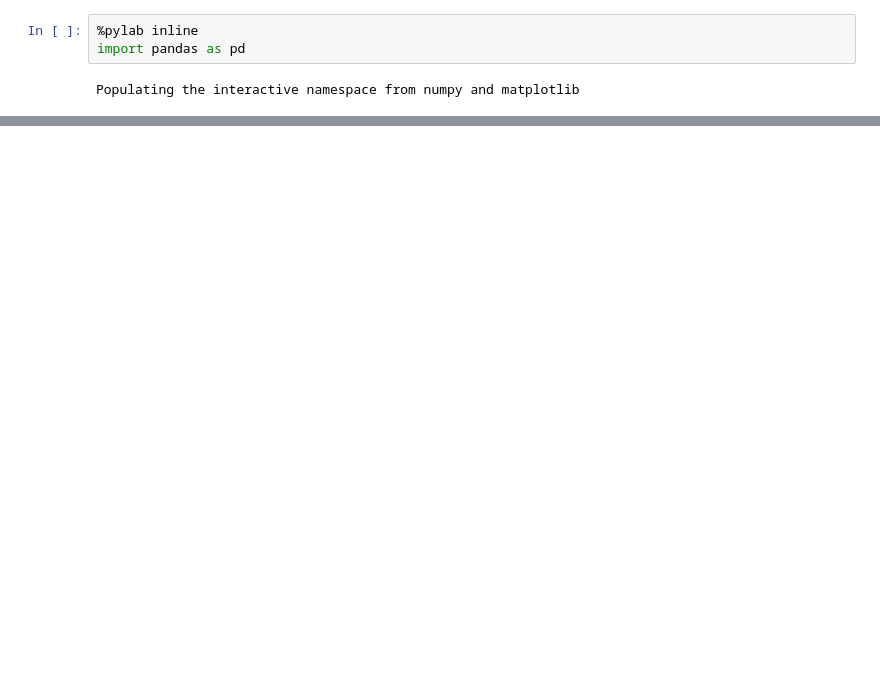
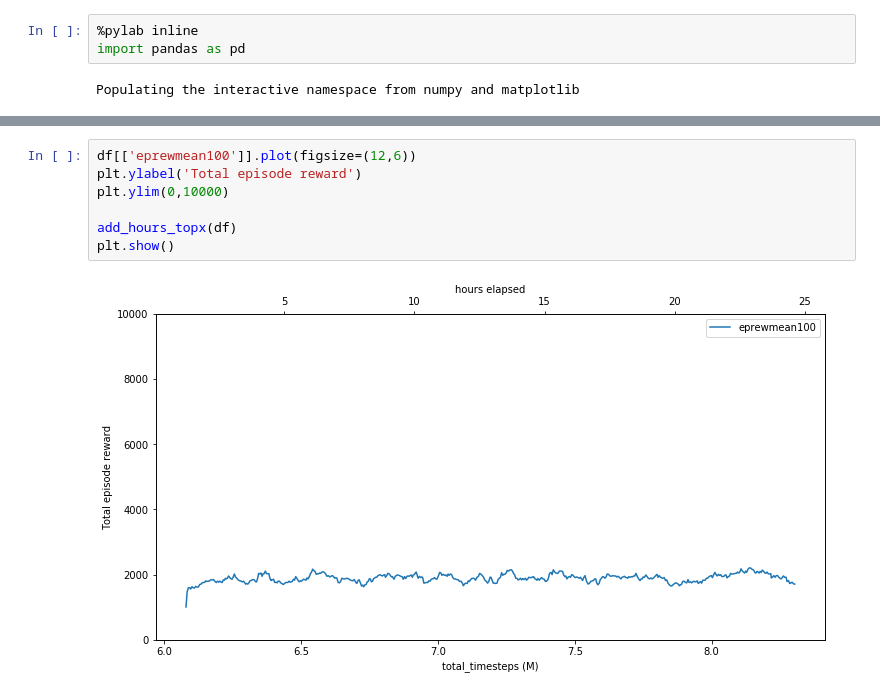
Before and after one commit to ArjonaMedina/retro-baselines, a Jupyter notebook: scripts/plot_log.ipynb, the cells around one changed output, grey strips where cells are left out. Drawn from its saved outputs; the diff is of its cells as text; blank space fills up the shorter version.

```diff
--- a/scripts/plot_log.ipynb
+++ b/scripts/plot_log.ipynb
@@ -71,3 +64,12 @@ plt.show()
+# %%
+df[['eprewmean100']].plot(figsize=(12,6))
+plt.ylabel('Total episode reward')
+plt.ylim(0,10000)
+
+add_hours_topx(df)
+plt.show()
+# %% [output]
+[figure, added]
 # %%
 column_desc={
     'Relative_emavg_error...':'Relative exponential moving error for reward allocating LSTM',
```
Also changed, not shown: parts of 5 cells of this notebook, 3 other files.
